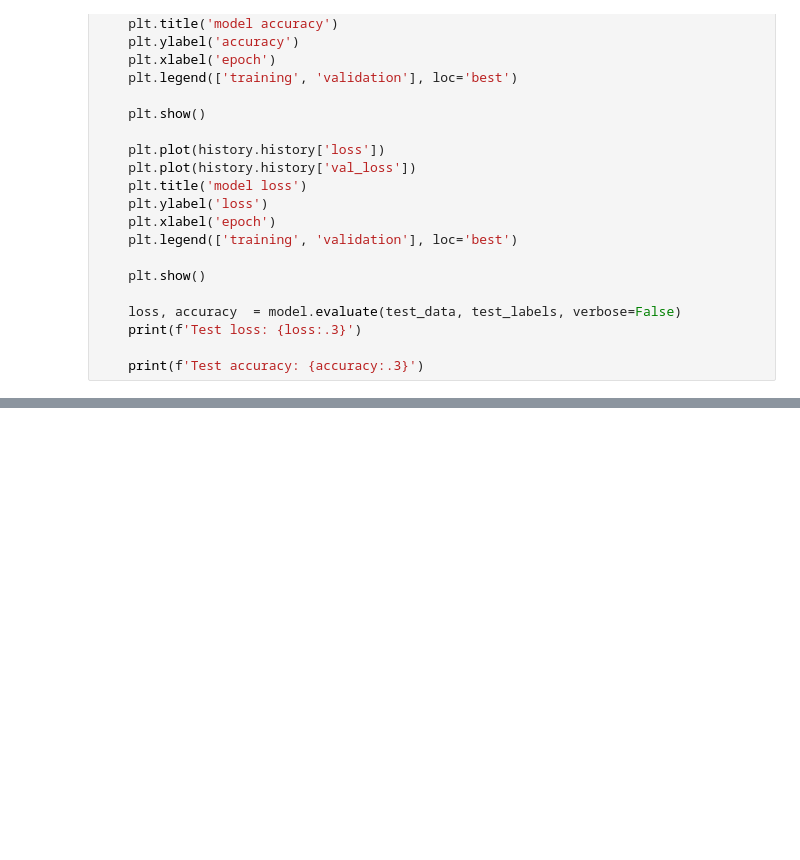
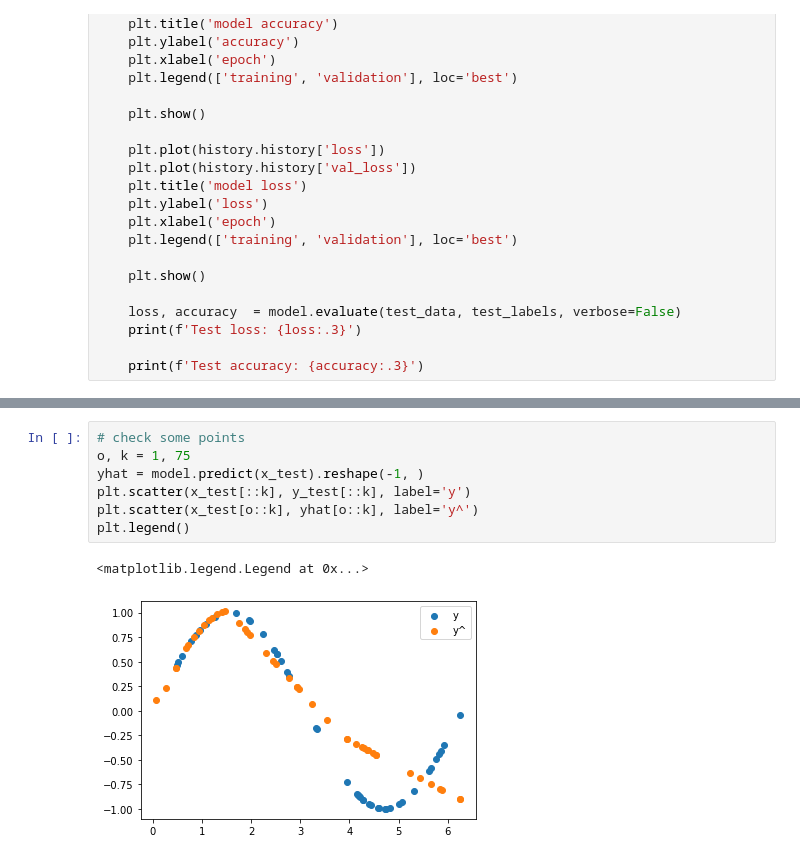
Before and after one commit to atobe/intro_to_dl_shared, a Jupyter notebook: 00 simpler sine following.ipynb, the cells around one changed output, grey strips where cells are left out. Saved outputs shown, nothing was run; the diff lists cells and outputs as text; blank space fills up the shorter version.

```diff
--- a/00 simpler sine following.ipynb
+++ b/00 simpler sine following.ipynb
@@ -104,0 +101,10 @@ Test accuracy: 0.000606
+# %%
+# check some points
+o, k = 1, 75
+yhat = model.predict(x_test).reshape(-1, )
+plt.scatter(x_test[::k], y_test[::k], label='y')
+plt.scatter(x_test[o::k], yhat[o::k], label='y^')
+plt.legend()
+# %% [output]
+<matplotlib.legend.Legend at 0x...>
+[figure, added]
```
Also changed, not shown: parts of 6 cells of this notebook.
